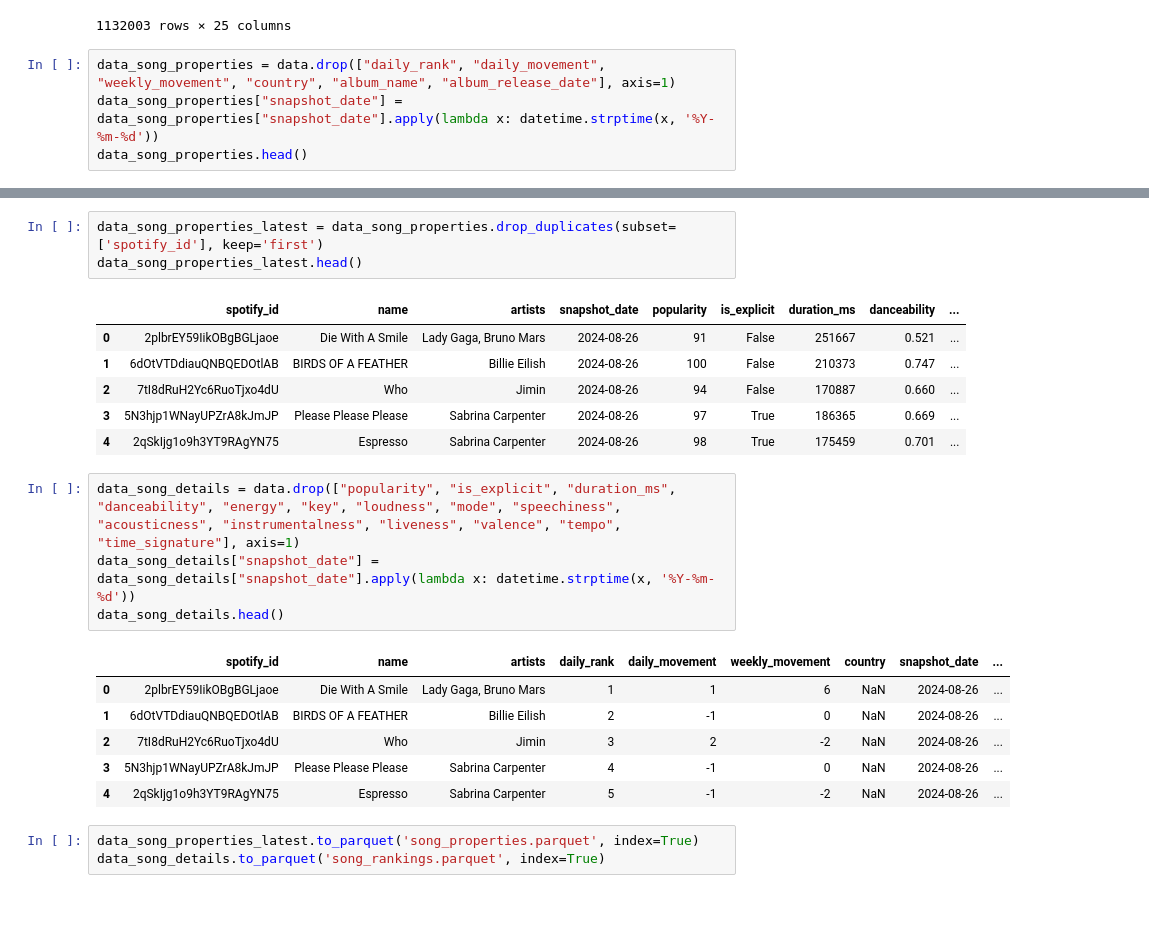
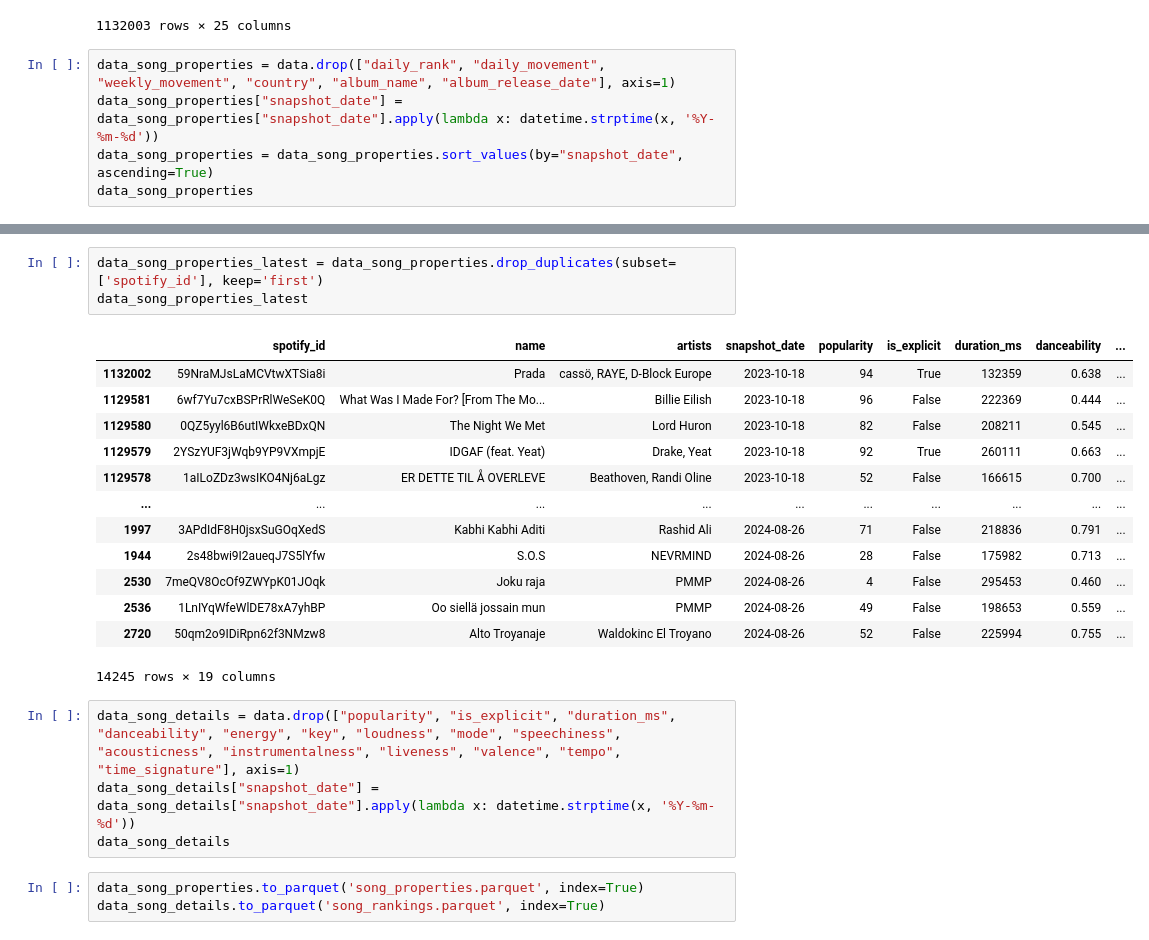
Before and after one commit to rhoai-mlops/jukebox, a Jupyter notebook: 99-data_prep/generate_datasets.ipynb, the cells around one changed output, grey strips where cells are left out. Drawn from its saved outputs; the diff is of its cells as text; blank space fills up the shorter version.

```diff
--- a/99-data_prep/generate_datasets.ipynb
+++ b/99-data_prep/generate_datasets.ipynb
@@ -23,6 +23,7 @@ data
 # %%
 data_song_properties = data.drop(["daily_rank", "daily_movement", "weekly_movement", "country", "album_name", "album_release_date"], axis=1)
 data_song_properties["snapshot_date"] = data_song_properties["snapshot_date"].apply(lambda x: datetime.strptime(x, '%Y-%m-%d'))
-data_song_properties.head()
+data_song_properties = data_song_properties.sort_values(by="snapshot_date", ascending=True)
+data_song_properties
 # %% [output]
 |  | spotify_id | name | artists | snapshot_date | popularity | is_explicit | duration_ms | danceability | ... |
@@ -34,24 +42,24 @@ data_song_properties.head()
 # %%
 data_song_properties_latest = data_song_properties.drop_duplicates(subset=['spotify_id'], keep='first')
-data_song_properties_latest.head()
+data_song_properties_latest
 # %% [output]
 |  | spotify_id | name | artists | snapshot_date | popularity | is_explicit | duration_ms | danceability | ... |
-| 0 | 2plbrEY59IikOBgBGLjaoe | Die With A Smile | Lady Gaga, Bruno Mars | 2024-08-26 | 91 | False | 251667 | 0.521 | ... |
-| 1 | 6dOtVTDdiauQNBQEDOtlAB | BIRDS OF A FEATHER | Billie Eilish | 2024-08-26 | 100 | False | 210373 | 0.747 | ... |
-| 2 | 7tI8dRuH2Yc6RuoTjxo4dU | Who | Jimin | 2024-08-26 | 94 | False | 170887 | 0.660 | ... |
-| 3 | 5N3hjp1WNayUPZrA8kJmJP | Please Please Please | Sabrina Carpenter | 2024-08-26 | 97 | True | 186365 | 0.669 | ... |
-| 4 | 2qSkIjg1o9h3YT9RAgYN75 | Espresso | Sabrina Carpenter | 2024-08-26 | 98 | True | 175459 | 0.701 | ... |
+| 1132002 | 59NraMJsLaMCVtwXTSia8i | Prada | cassö, RAYE, D-Block Europe | 2023-10-18 | 94 | True | 132359 | 0.638 | ... |
+| 1129581 | 6wf7Yu7cxBSPrRlWeSeK0Q | What Was I Made For? [From The Mo... | Billie Eilish | 2023-10-18 | 96 | False | 222369 | 0.444 | ... |
+| 1129580 | 0QZ5yyl6B6utIWkxeBDxQN | The Night We Met | Lord Huron | 2023-10-18 | 82 | False | 208211 | 0.545 | ... |
+| 1129579 | 2YSzYUF3jWqb9YP9VXmpjE | IDGAF (feat. Yeat) | Drake, Yeat | 2023-10-18 | 92 | True | 260111 | 0.663 | ... |
+| 1129578 | 1aILoZDz3wsIKO4Nj6aLgz | ER DETTE TIL Å OVERLEVE | Beathoven, Randi Oline | 2023-10-18 | 52 | False | 166615 | 0.700 | ... |
+| ... | ... | ... | ... | ... | ... | ... | ... | ... | ... |
+| 1997 | 3APdIdF8H0jsxSuGOqXedS | Kabhi Kabhi Aditi | Rashid Ali | 2024-08-26 | 71 | False | 218836 | 0.791 | ... |
+| 1944 | 2s48bwi9I2aueqJ7S5lYfw | S.O.S | NEVRMIND | 2024-08-26 | 28 | False | 175982 | 0.713 | ... |
+| 2530 | 7meQV8OcOf9ZWYpK01JOqk | Joku raja | PMMP | 2024-08-26 | 4 | False | 295453 | 0.460 | ... |
+| 2536 | 1LnIYqWfeWlDE78xA7yhBP | Oo siellä jossain mun | PMMP | 2024-08-26 | 49 | False | 198653 | 0.559 | ... |
+| 2720 | 50qm2o9IDiRpn62f3NMzw8 | Alto Troyanaje | Waldokinc El Troyano | 2024-08-26 | 52 | False | 225994 | 0.755 | ... |
+14245 rows × 19 columns
 # %%
 data_song_details = data.drop(["popularity", "is_explicit", "duration_ms", "danceability", "energy", "key", "loudness", "mode", "speechiness", "acousticness", "instrumentalness", "liveness", "valence", "tempo", "time_signature"], axis=1)
 data_song_details["snapshot_date"] = data_song_details["snapshot_date"].apply(lambda x: datetime.strptime(x, '%Y-%m-%d'))
-data_song_details.head()
+data_song_details
-# %% [output]
-|  | spotify_id | name | artists | daily_rank | daily_movement | weekly_movement | country | snapshot_date | ... |
-| 0 | 2plbrEY59IikOBgBGLjaoe | Die With A Smile | Lady Gaga, Bruno Mars | 1 | 1 | 6 | NaN | 2024-08-26 | ... |
-| 1 | 6dOtVTDdiauQNBQEDOtlAB | BIRDS OF A FEATHER | Billie Eilish | 2 | -1 | 0 | NaN | 2024-08-26 | ... |
-| 2 | 7tI8dRuH2Yc6RuoTjxo4dU | Who | Jimin | 3 | 2 | -2 | NaN | 2024-08-26 | ... |
-| 3 | 5N3hjp1WNayUPZrA8kJmJP | Please Please Please | Sabrina Carpenter | 4 | -1 | 0 | NaN | 2024-08-26 | ... |
-| 4 | 2qSkIjg1o9h3YT9RAgYN75 | Espresso | Sabrina Carpenter | 5 | -1 | -2 | NaN | 2024-08-26 | ... |
 # %%
-data_song_properties_latest.to_parquet('song_properties.parquet', index=True)
+data_song_properties.to_parquet('song_properties.parquet', index=True)
 data_song_details.to_parquet('song_rankings.parquet', index=True)
```
Also changed, not shown: parts of 1 cell of this notebook, 1 other file.
